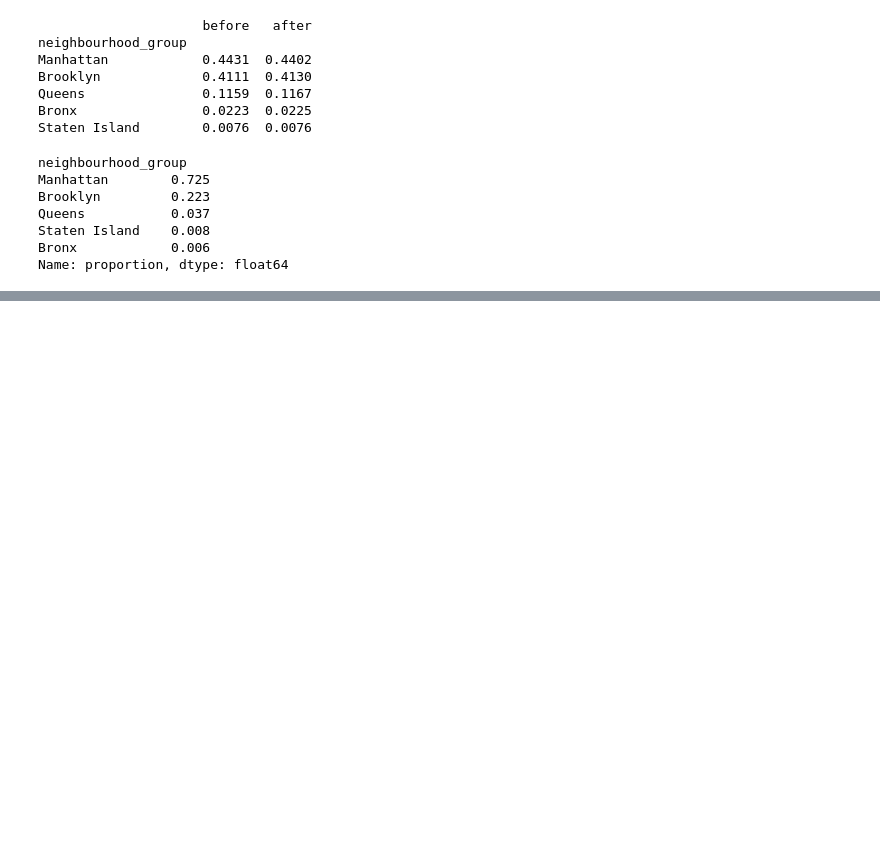
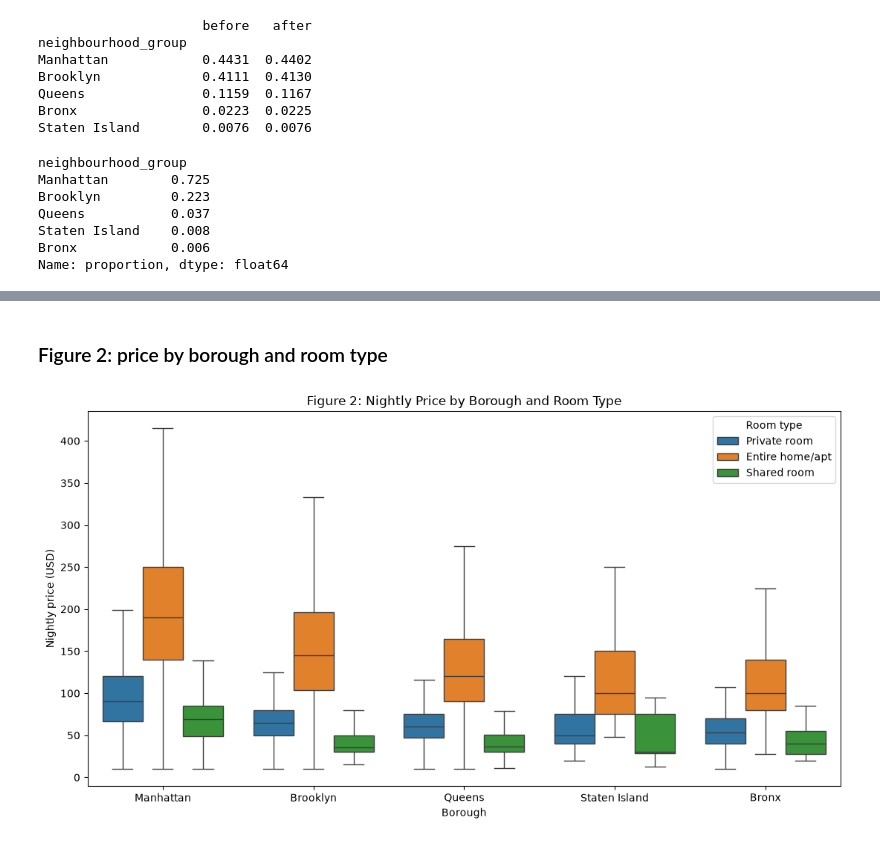
Before and after one commit to MinKhaungMinLwin/ai-programming-foundations-project, a Jupyter notebook: data_workflow.ipynb, the cells around one changed output, grey strips where cells are left out. Cells and saved outputs as stored; diff of their text form; code cells hidden in the pictures; blank space fills up the shorter version.

```diff
--- a/data_workflow.ipynb
+++ b/data_workflow.ipynb
@@ -149,0 +216,18 @@ Name: proportion, dtype: float64
+# %% [markdown]
+### Figure 2: price by borough and room type
+# %%
+borough_order = (df_clean.groupby("neighbourhood_group")["price"]
+                 .median().sort_values(ascending=False).index)
+
+fig, ax = plt.subplots(figsize=(11, 6))
+sns.boxplot(data=df_clean, x="neighbourhood_group", y="price",
+            hue="room_type", order=borough_order, showfliers=False, ax=ax)
+ax.set_title("Figure 2: Nightly Price by Borough and Room Type")
+ax.set_xlabel("Borough")
+ax.set_ylabel("Nightly price (USD)")
+ax.legend(title="Room type")
+plt.tight_layout()
+plt.savefig("figures/fig2_price_by_borough_room.png", dpi=150)
+plt.show()
+# %% [output]
+[figure, added]
```
Also changed, not shown: parts of 7 cells of this notebook, 4 other files.
